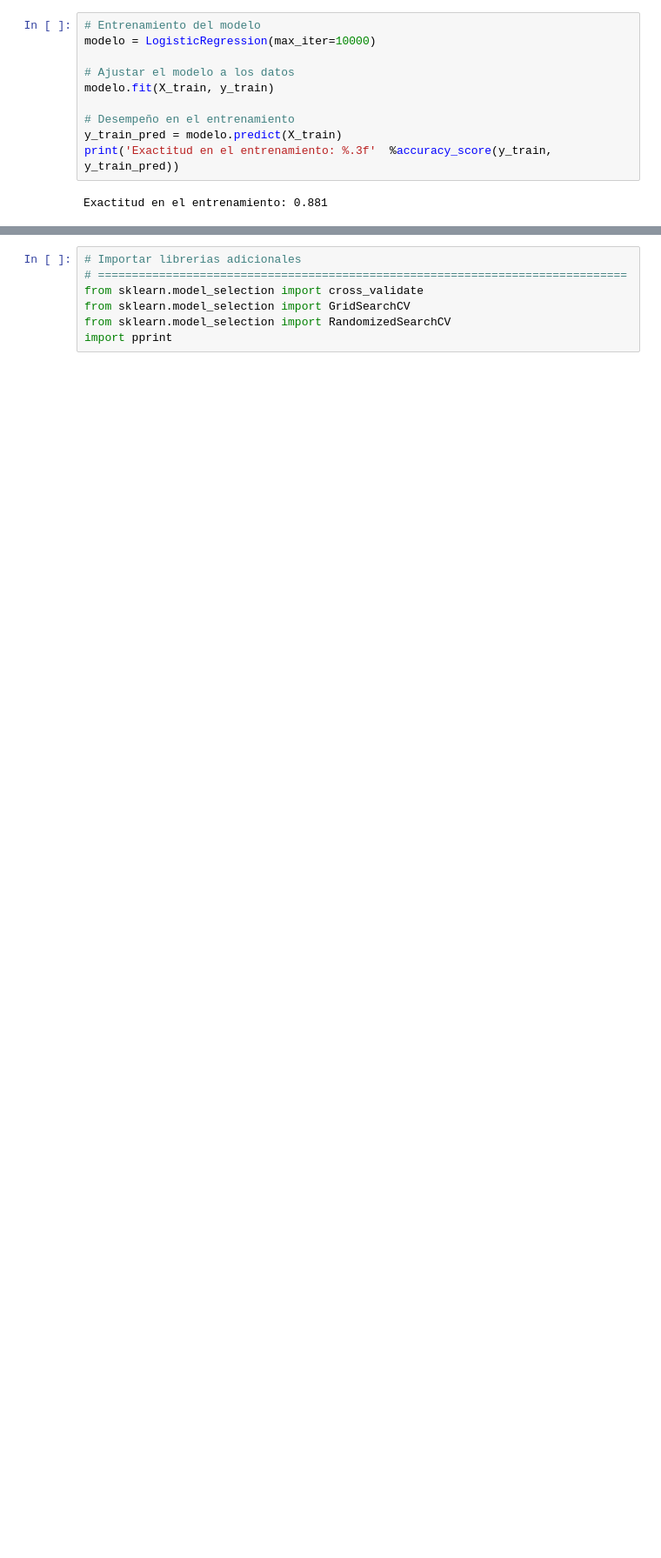
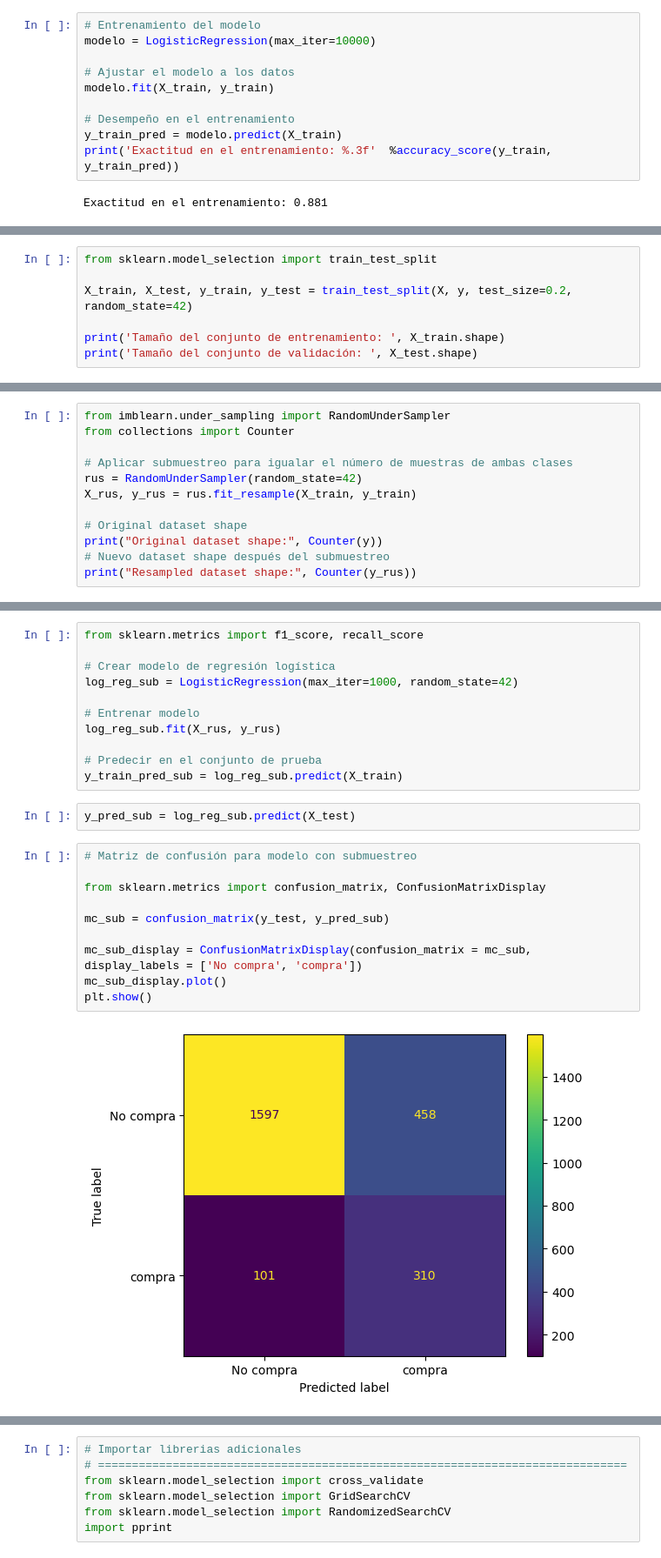
Before and after one commit to Leostark95/Anal-tica-II---Proyecto-1, a Jupyter notebook: decision_tree.ipynb, the cells around one changed output, grey strips where cells are left out. Shown: that part at 87% size. Cells and saved outputs as stored; diff of their text form; blank space fills up the shorter version.

```diff
--- a/decision_tree.ipynb
+++ b/decision_tree.ipynb
@@ -408,0 +404,7 @@ plt.show()
+# %%
+from sklearn.model_selection import train_test_split
+
+X_train, X_test, y_train, y_test = train_test_split(X, y, test_size=0.2, random_state=42)
+
+print('Tamaño del conjunto de entrenamiento: ', X_train.shape)
+print('Tamaño del conjunto de validación: ', X_test.shape)
@@ -408,0 +414,12 @@ plt.show()
+# %%
+from imblearn.under_sampling import RandomUnderSampler
+from collections import Counter
+
+# Aplicar submuestreo para igualar el número de muestras de ambas clases
+rus = RandomUnderSampler(random_state=42)
+X_rus, y_rus = rus.fit_resample(X_train, y_train)
+
+# Original dataset shape
+print("Original dataset shape:", Counter(y))
+# Nuevo dataset shape después del submuestreo
+print("Resampled dataset shape:", Counter(y_rus))
@@ -408,0 +429,25 @@ plt.show()
+# %%
+from sklearn.metrics import f1_score, recall_score
+
+# Crear modelo de regresión logística
+log_reg_sub = LogisticRegression(max_iter=1000, random_state=42)
+
+# Entrenar modelo
+log_reg_sub.fit(X_rus, y_rus)
+
+# Predecir en el conjunto de prueba
+y_train_pred_sub = log_reg_sub.predict(X_train)
+# %%
+y_pred_sub = log_reg_sub.predict(X_test)
+# %%
+# Matriz de confusión para modelo con submuestreo
+
+from sklearn.metrics import confusion_matrix, ConfusionMatrixDisplay
+
+mc_sub = confusion_matrix(y_test, y_pred_sub)
+
+mc_sub_display = ConfusionMatrixDisplay(confusion_matrix = mc_sub, display_labels = ['No compra', 'compra'])
+mc_sub_display.plot()
+plt.show()
+# %% [output]
+[figure, added]
```
Also changed, not shown: parts of 136 cells of this notebook.
